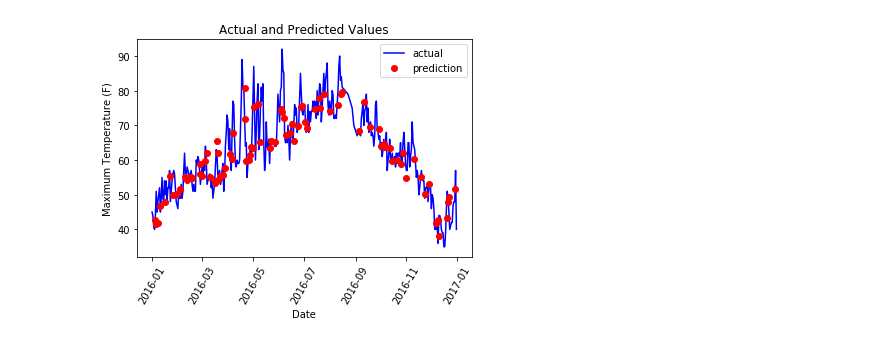
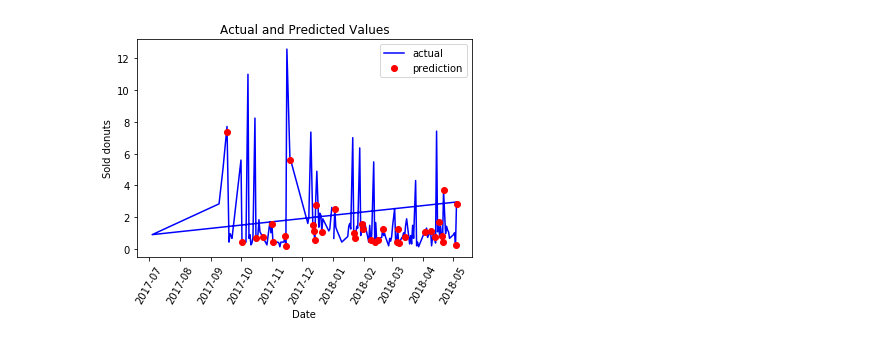
Before and after one commit to JRC2307/inteliDono, a Jupyter notebook: intelliDono.ipynb, the cells around one changed output. Cells and saved outputs as stored; diff of their text form; code cells hidden in the pictures.

Commit message:
prediction about donuts

```diff
--- a/intelliDono.ipynb
+++ b/intelliDono.ipynb
@@ -42,3 +41,0 @@ import datetime
-# %%
-features = pd.get_dummies(features)
-features.head(5)
@@ -52,8 +42,7 @@ features.head(5)
 # %%
 import numpy as np
 # %%
-labels = np.array(features['actual'])
-features= features.drop('actual', axis = 1)
+labels = np.array(features['AVERAGE'])
 feature_list = list(features.columns)
 features = np.array(features)
 # %%
@@ -151,7 +140,7 @@ Variable: week_Wed             Importance: 0.0
 rf_most_important = RandomForestRegressor(n_estimators= 1000, random_state=42)
 
 # Extract the two most important features
-important_indices = [feature_list.index('temp_1'), feature_list.index('average')]
+important_indices = [feature_list.index('PT'), feature_list.index('AVERAGE')]
 train_important = train_features[:, important_indices]
 test_important = test_features[:, important_indices]
 
@@ -166,7 +155,7 @@ errors = abs(predictions - test_labels)
 # Display the performance metrics
 print('Mean Absolute Error:', round(np.mean(errors), 2), 'degrees.')
 
-mape = np.mean(100 * (errors / test_labels))
+mape = np.mean(100 * (errors / 17))
 accuracy = 100 - mape
 
 print('Accuracy:', round(accuracy, 2), '%.')
@@ -192,8 +181,8 @@ plt.ylabel('Importance'); plt.xlabel('Variable'); plt.title('Variable Importance
 # %%
 # Dates of training values
-months = features[:, feature_list.index('month')]
-days = features[:, feature_list.index('day')]
-years = features[:, feature_list.index('year')]
+months = features[:, feature_list.index('MONTH')]
+days = features[:, feature_list.index('DAY')]
+years = features[:, feature_list.index('YEAR')]
 
 # List and then convert to datetime object
 dates = [str(int(year)) + '-' + str(int(month)) + '-' + str(int(day)) for year, month, day in zip(years, months, days)]
@@ -203,9 +192,9 @@ dates = [datetime.datetime.strptime(date, '%Y-%m-%d') for date in dates]
 true_data = pd.DataFrame(data = {'date': dates, 'actual': labels})
 
 # Dates of predictions
-months = test_features[:, feature_list.index('month')]
-days = test_features[:, feature_list.index('day')]
-years = test_features[:, feature_list.index('year')]
+months = test_features[:, feature_list.index('MONTH')]
+days = test_features[:, feature_list.index('DAY')]
+years = test_features[:, feature_list.index('YEAR')]
 
 # Column of dates
 test_dates = [str(int(year)) + '-' + str(int(month)) + '-' + str(int(day)) for year, month, day in zip(years, months, days)]
@@ -218,13 +207,13 @@ predictions_data = pd.DataFrame(data = {'date': test_dates, 'prediction': predic
 # %%
 # Plot the actual values
 plt.plot(true_data['date'], true_data['actual'], 'b-', label = 'actual')
 
 # Plot the predicted values
 plt.plot(predictions_data['date'], predictions_data['prediction'], 'ro', label = 'prediction')
 plt.xticks(rotation = '60');
 plt.legend()
 
 # Graph labels
-plt.xlabel('Date'); plt.ylabel('Maximum Temperature (F)'); plt.title('Actual and Predicted Values');
+plt.xlabel('Date'); plt.ylabel('Sold donuts'); plt.title('Actual and Predicted Values');
 # %% [output]
-[figure, old version]
+[figure, new version]
```
Also changed, not shown: parts of 10 cells of this notebook, 7 other files.
